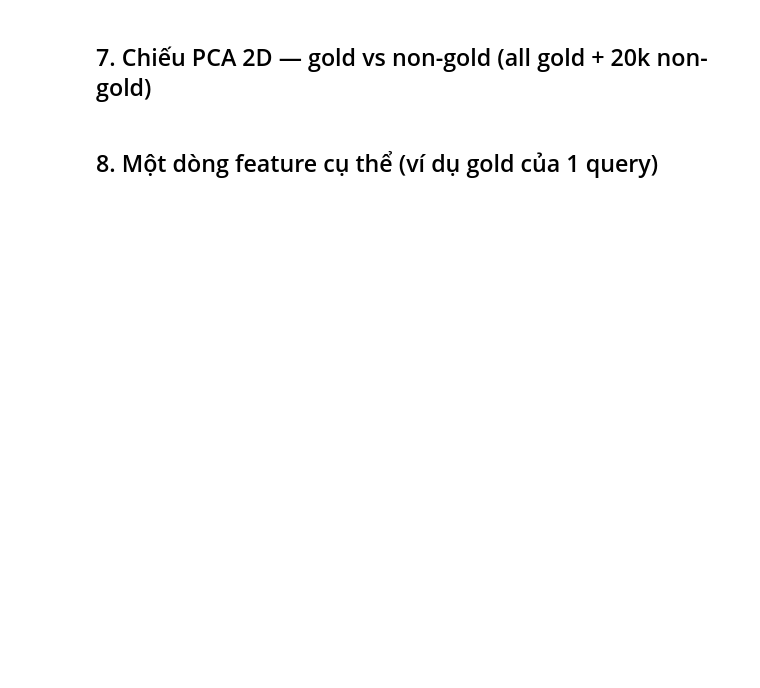
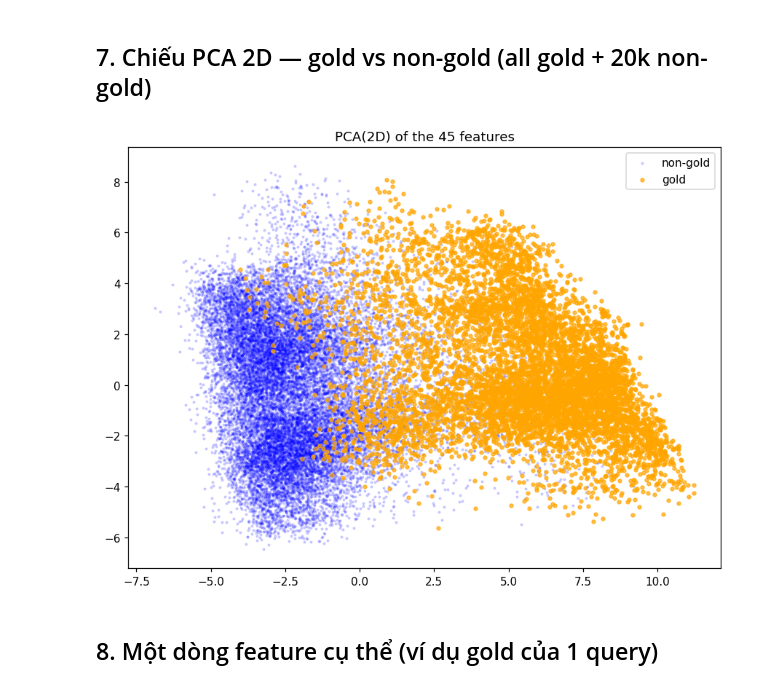
Before and after one commit to chuotchuilacduong/SRA, a Jupyter notebook: src/kmeans/feature_viz.ipynb, the cells around one changed output. Saved outputs shown, nothing was run; the diff lists cells and outputs as text; code cells hidden in the pictures; blank space fills up the shorter version.

```diff
--- a/src/kmeans/feature_viz.ipynb
+++ b/src/kmeans/feature_viz.ipynb
@@ -153,15 +172,17 @@ else:
 # %%
 from sklearn.decomposition import PCA
 from sklearn.preprocessing import StandardScaler
 pos = np.where(yall == 1)[0]
 neg = rng.choice(np.where(yall == 0)[0], size=min(20_000, int((yall == 0).sum())), replace=False)
 sel = np.concatenate([pos, neg])
 Z = PCA(n_components=2, random_state=0).fit_transform(StandardScaler().fit_transform(Xall[sel]))
 ys2 = yall[sel]
 fig, ax = plt.subplots(figsize=(8, 6))
-ax.scatter(Z[ys2 == 0, 0], Z[ys2 == 0, 1], s=3, alpha=0.15, color="lightgray", label="non-gold")
-ax.scatter(Z[ys2 == 1, 0], Z[ys2 == 1, 1], s=10, alpha=0.7, color="crimson", label="gold")
+ax.scatter(Z[ys2 == 0, 0], Z[ys2 == 0, 1], s=3, alpha=0.15, color="blue", label="non-gold")
+ax.scatter(Z[ys2 == 1, 0], Z[ys2 == 1, 1], s=10, alpha=0.7, color="orange", label="gold")
 ax.legend(); ax.set_title("PCA(2D) of the 45 features"); plt.tight_layout(); plt.show()
+# %% [output]
+[figure, added]
 # %% [markdown]
 ## 8. Một dòng feature cụ thể (ví dụ gold của 1 query)
 # %%
```
Also changed, not shown: parts of 7 cells of this notebook, 8 other files.
